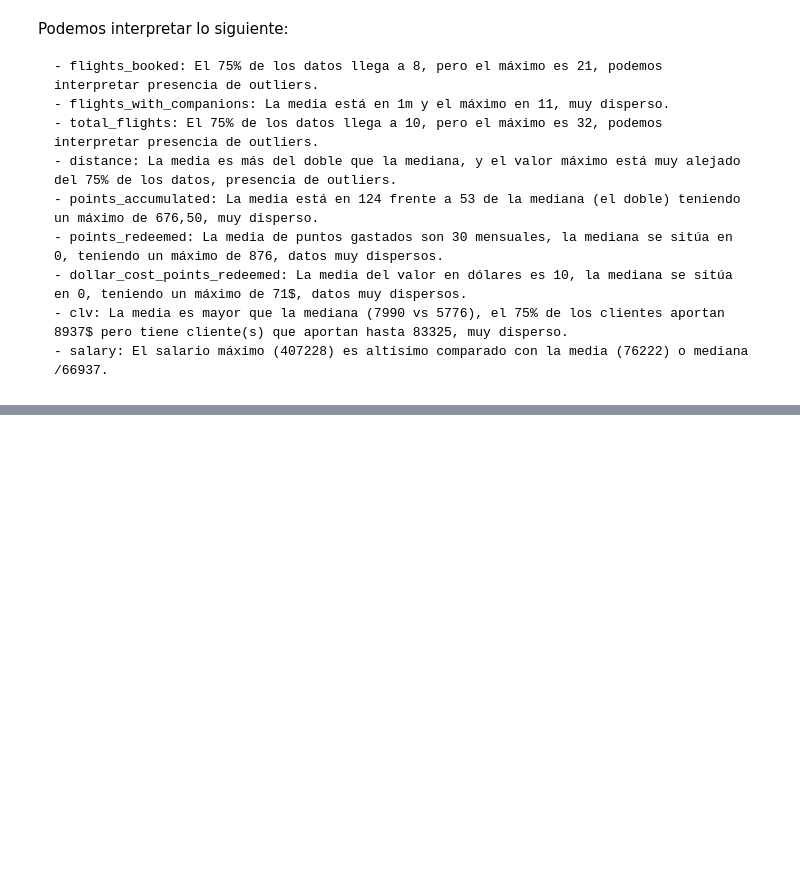
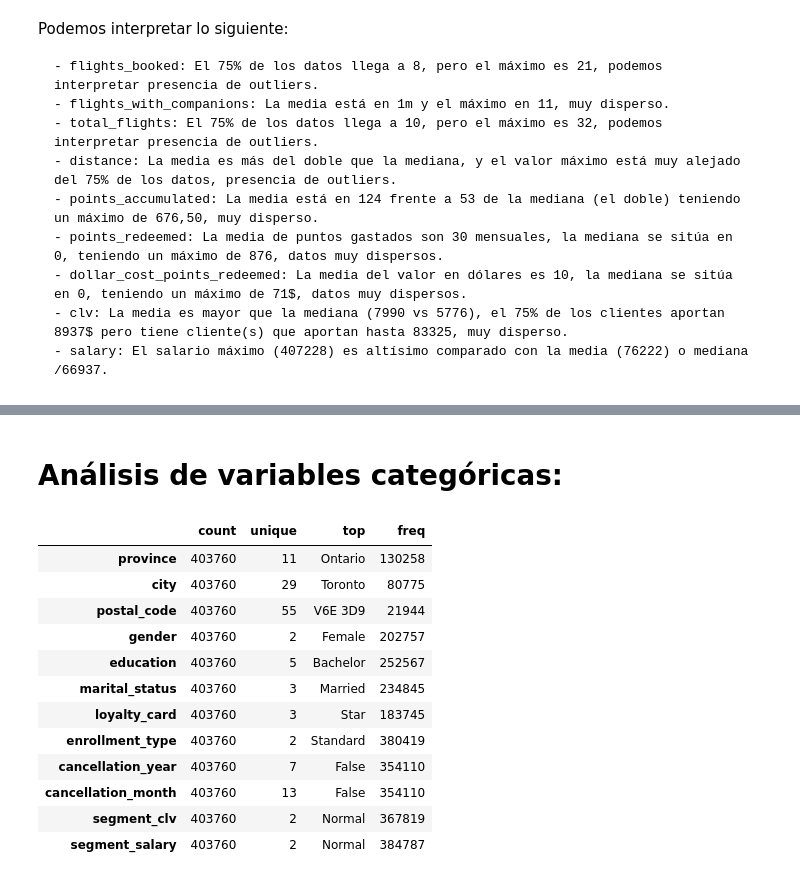
Before and after one commit to Adalab/bda-modulo-3-evaluacion-final-Lumo88-1, a Jupyter notebook: 03 Analisis_estadistico.ipynb, the cells around one changed output, grey strips where cells are left out. Cells and saved outputs as stored; diff of their text form; code cells hidden in the pictures; blank space fills up the shorter version.

```diff
--- a/03 Analisis_estadistico.ipynb
+++ b/03 Analisis_estadistico.ipynb
@@ -105,0 +173,18 @@ NameError: name 'cols_num' is not defined
+# %% [markdown]
+# Análisis de variables categóricas:
+# %%
+df_final.describe(include=str).T
+# %% [output]
+|  | count | unique | top | freq |
+| province | 403760 | 11 | Ontario | 130258 |
+| city | 403760 | 29 | Toronto | 80775 |
+| postal_code | 403760 | 55 | V6E 3D9 | 21944 |
+| gender | 403760 | 2 | Female | 202757 |
+| education | 403760 | 5 | Bachelor | 252567 |
+| marital_status | 403760 | 3 | Married | 234845 |
+| loyalty_card | 403760 | 3 | Star | 183745 |
+| enrollment_type | 403760 | 2 | Standard | 380419 |
+| cancellation_year | 403760 | 7 | False | 354110 |
+| cancellation_month | 403760 | 13 | False | 354110 |
+| segment_clv | 403760 | 2 | Normal | 367819 |
+| segment_salary | 403760 | 2 | Normal | 384787 |
```
Also changed, not shown: parts of 21 cells of this notebook, 1 other file.
